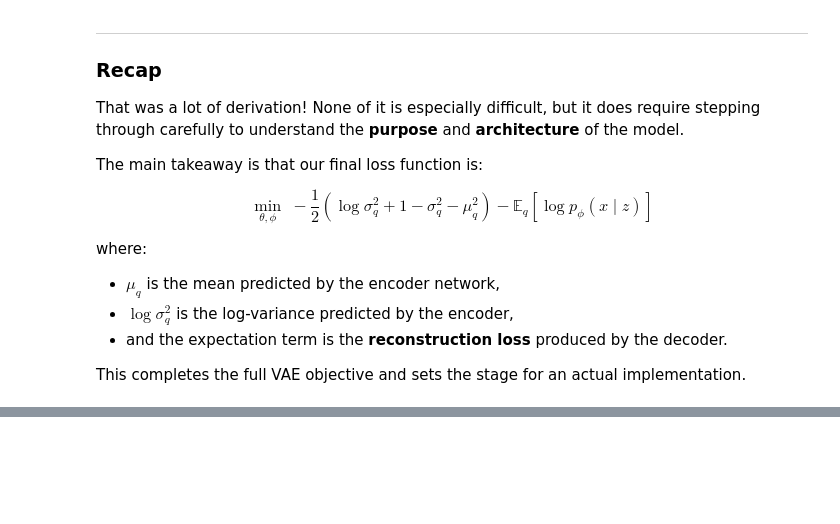
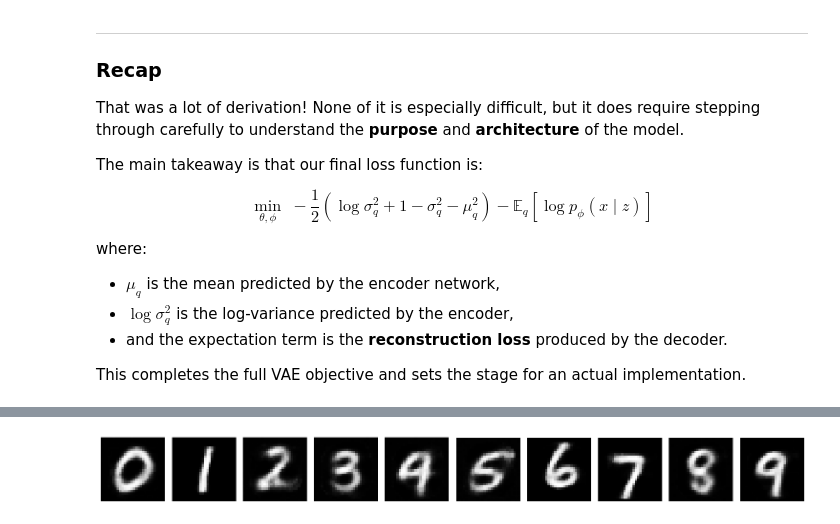
Before and after one commit to lopozz/bitbybit, a Jupyter notebook: src/autoencoders/vae.ipynb, the cells around one changed output, grey strips where cells are left out. Cells and saved outputs as stored; diff of their text form; code cells hidden in the pictures; blank space fills up the shorter version.

```diff
--- a/src/autoencoders/vae.ipynb
+++ b/src/autoencoders/vae.ipynb
@@ -1040,0 +1279,35 @@ implementation.
+# %%
+import torch
+import matplotlib.pyplot as plt
+
+last_step = list(latent.keys())[-1]
+z, y = latent[last_step]
+z = z.cpu()
+y = y.cpu()
+
+proto = []
+for digit in range(10):
+    z_d = z[y == digit]                          # [Nd, latent_dim]
+    mu  = torch.median(z_d, dim=0).values        # center
+    std = z_d.std(dim=0).clamp_min(1e-3)         # scale
+
+    eps = torch.randn_like(mu)
+    proto.append(mu + 0.5 * std * eps)           # <-- randomness
+
+proto = torch.stack(proto, dim=0)                # [10, latent_dim]
+
+model.eval()
+with torch.no_grad():
+    pred = model.decode(proto.to(device)).cpu()
+
+pred = pred.view(10, 1, 28, 28)
+
+fig, axes = plt.subplots(1, 10, figsize=(15, 2))
+for d in range(10):
+    axes[d].imshow(pred[d, 0], cmap="gray")
+    axes[d].axis("off")
+
+plt.tight_layout()
+plt.show()
+# %% [output]
+[figure, added]
```
Also changed, not shown: parts of 7 cells of this notebook, 1 other file.
